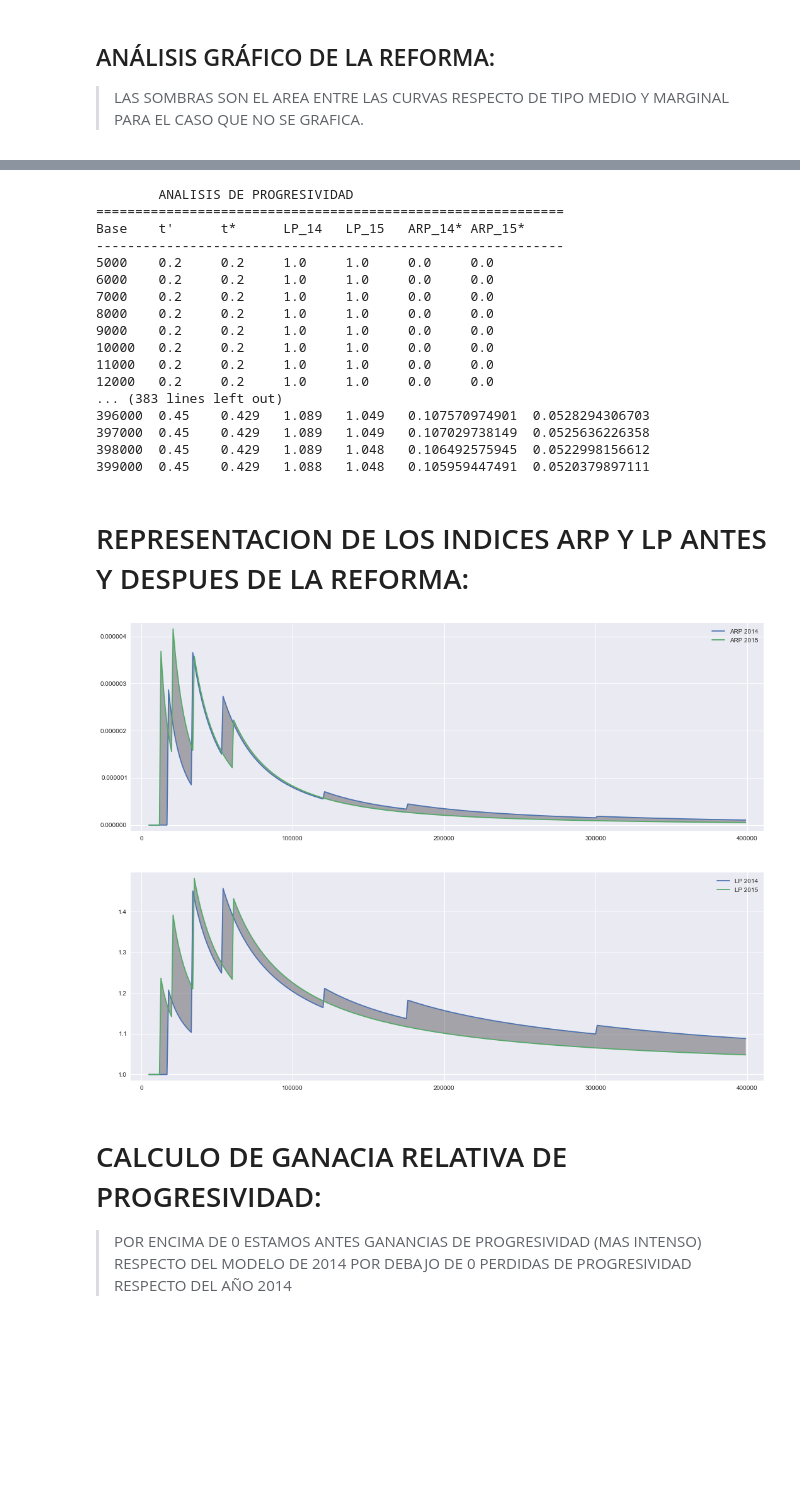
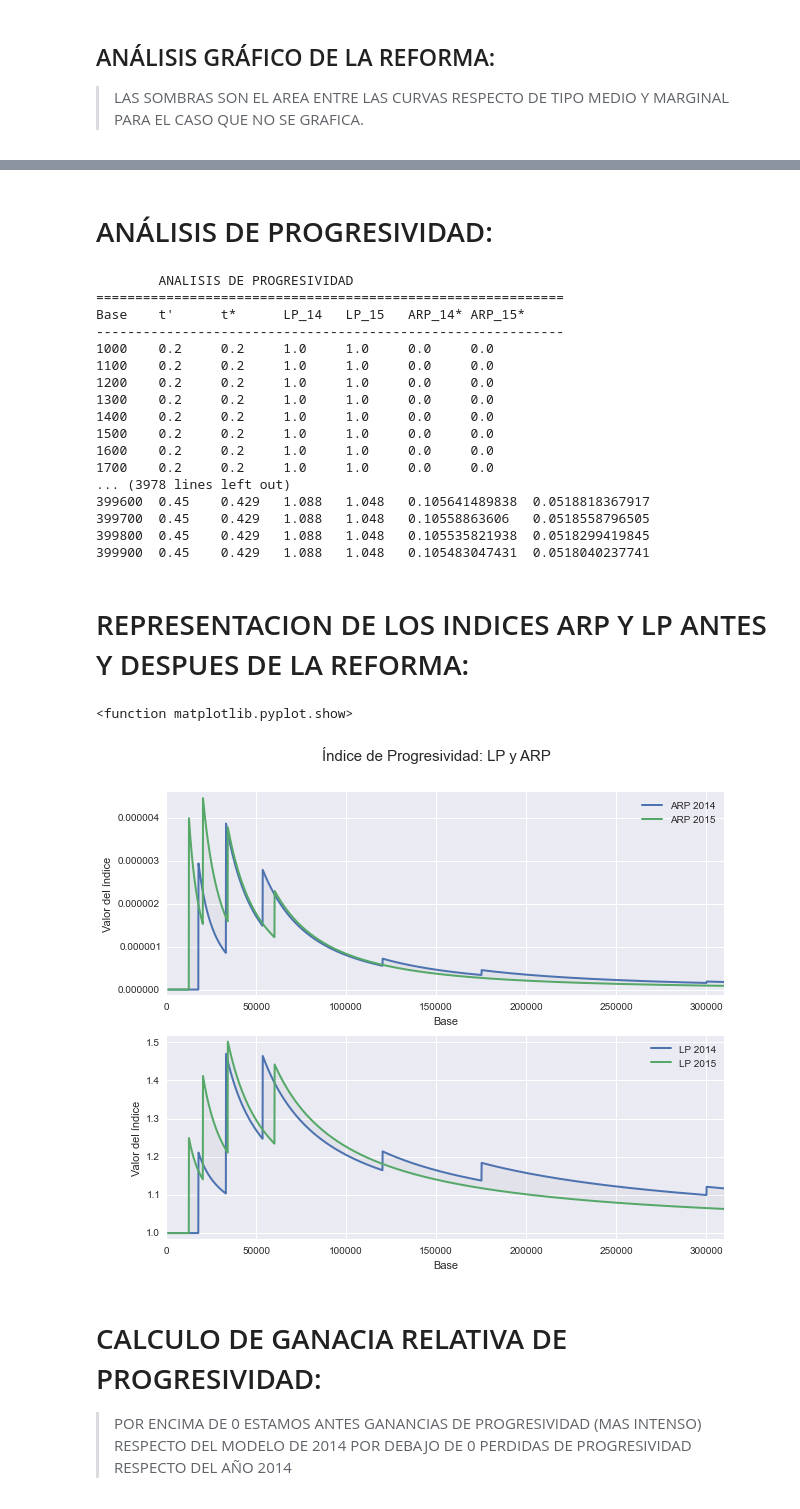
Before and after one commit to mmngreco/prog_local_irpf, a Jupyter notebook: an_prog_fiscal.ipynb, the cells around one changed output, grey strips where cells are left out. Drawn from its saved outputs; the diff is of its cells as text; code cells hidden in the pictures; blank space fills up the shorter version.

```diff
--- a/an_prog_fiscal.ipynb
+++ b/an_prog_fiscal.ipynb
@@ -68,7 +64,7 @@ try:
     else:
         base_sim = range(5000, 400000, 1000)
 except (RuntimeError, TypeError, NameError):
-    base_sim = range(5000, 400000, 1000)
+    base_sim = np.arange(1000, 400000, 100)
 
 # DECLARAMOS LAS INCOGNITAS:
 
@@ -347,3 +374,5 @@ plt.show()
+# %% [markdown]
+# ANÁLISIS DE PROGRESIVIDAD:
 # %%
 ####################################################################################
 #                       ANALISIS DE LA PROGRESIVIDAD 2015:
@@ -385,37 +414,50 @@ ver_calculos_prog()
 ============================================================
 Base    t'      t*      LP_14   LP_15   ARP_14* ARP_15*
 ------------------------------------------------------------
-5000    0.2     0.2     1.0     1.0     0.0     0.0
-6000    0.2     0.2     1.0     1.0     0.0     0.0
-7000    0.2     0.2     1.0     1.0     0.0     0.0
-8000    0.2     0.2     1.0     1.0     0.0     0.0
-9000    0.2     0.2     1.0     1.0     0.0     0.0
-10000   0.2     0.2     1.0     1.0     0.0     0.0
-11000   0.2     0.2     1.0     1.0     0.0     0.0
-12000   0.2     0.2     1.0     1.0     0.0     0.0
-... (383 lines left out)
-396000  0.45    0.429   1.089   1.049   0.107570974901  0.0528294306703
-397000  0.45    0.429   1.089   1.049   0.107029738149  0.0525636226358
-398000  0.45    0.429   1.089   1.048   0.106492575945  0.0522998156612
-399000  0.45    0.429   1.088   1.048   0.105959447491  0.0520379897111
+1000    0.2     0.2     1.0     1.0     0.0     0.0
+1100    0.2     0.2     1.0     1.0     0.0     0.0
+1200    0.2     0.2     1.0     1.0     0.0     0.0
+1300    0.2     0.2     1.0     1.0     0.0     0.0
+1400    0.2     0.2     1.0     1.0     0.0     0.0
+1500    0.2     0.2     1.0     1.0     0.0     0.0
+1600    0.2     0.2     1.0     1.0     0.0     0.0
+1700    0.2     0.2     1.0     1.0     0.0     0.0
+... (3978 lines left out)
+399600  0.45    0.429   1.088   1.048   0.105641489838  0.0518818367917
+399700  0.45    0.429   1.088   1.048   0.10558863606   0.0518558796505
+399800  0.45    0.429   1.088   1.048   0.105535821938  0.0518299419845
+399900  0.45    0.429   1.088   1.048   0.105483047431  0.0518040237741
 # %% [markdown]
 # REPRESENTACION DE LOS INDICES ARP Y LP ANTES Y DESPUES DE LA REFORMA:
 # %%
+
+plt.figure("indices", figsize=(10,8), dpi=900)
+plt.suptitle(u"Índice de Progresividad: LP y ARP", fontsize=15)
 plt.subplot(2,1,1)
-plt.plot(base_sim, arp_actual, label = "ARP 2014")
-plt.plot(base_sim, ARP_2015, label = "ARP 2015")
-plt.fill_between(base_sim, arp_actual, ARP_2015, color = 'black', interpolate = True, alpha = 0.3)
+plt.plot(base_sim, arp_actual, label = "ARP 2014", linewidth=2.0)
+plt.plot(base_sim, ARP_2015, label = "ARP 2015", linewidth=2.0)
+plt.fill_between(base_sim, arp_actual, ARP_2015, color = 'black', interpolate = True, alpha = 0.03)
 plt.legend()
 plt.margins(0.03)
+plt.xlim(0,310000)
+plt.ylabel(u"Valor del índice")
+plt.xlabel("Base")
+plt.subplot(2,1,2)
+plt.plot(base_sim, lp_actual, label = "LP 2014", linewidth=2.0)
+plt.plot(base_sim, LP_2015, label = "LP 2015", linewidth=2.0)
+plt.fill_between(base_sim, lp_actual, LP_2015, color = 'black', interpolate = True, alpha=0.03)
+plt.legend()
+plt.ylabel(u"Valor del índice")
+plt.xlabel("Base")
 
-plt.subplot(2,1,2)
-plt.plot(base_sim, lp_actual, label = "LP 2014")
-plt.plot(base_sim, LP_2015, label = "LP 2015")
-plt.fill_between(base_sim, lp_actual, LP_2015, color = 'black', interpolate = True, alpha=0.3)
-plt.legend()
+
 plt.margins(0.03)
+
+plt.xlim(0,310000)
+plt.show
 # %% [output]
+<function matplotlib.pyplot.show>
-[figure, old version]
+[figure, new version]
 # %% [markdown]
 # CALCULO DE GANACIA RELATIVA DE PROGRESIVIDAD:
 
```
Also changed, not shown: parts of 35 cells of this notebook.
